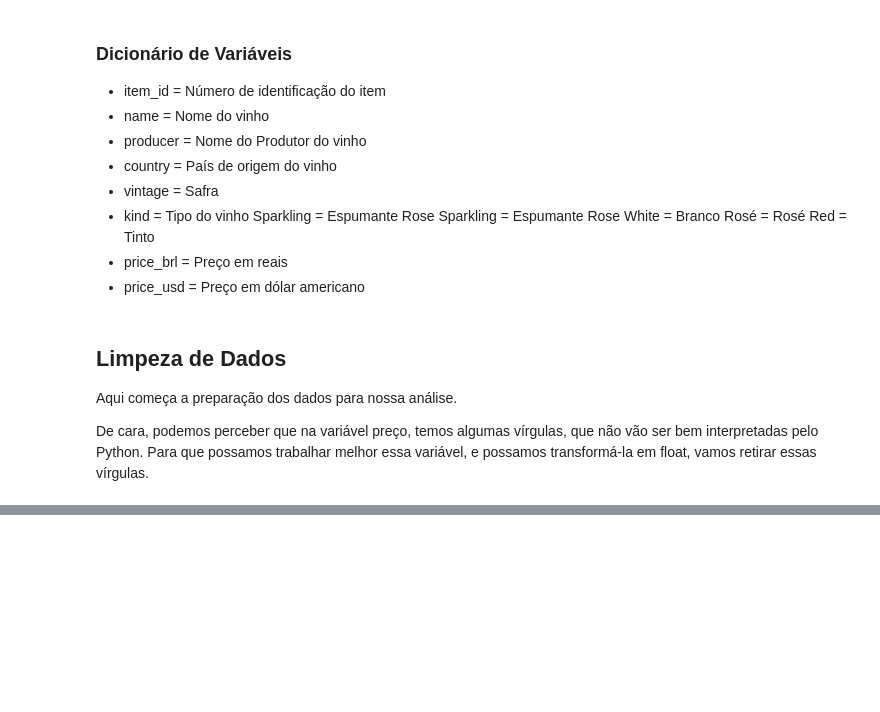
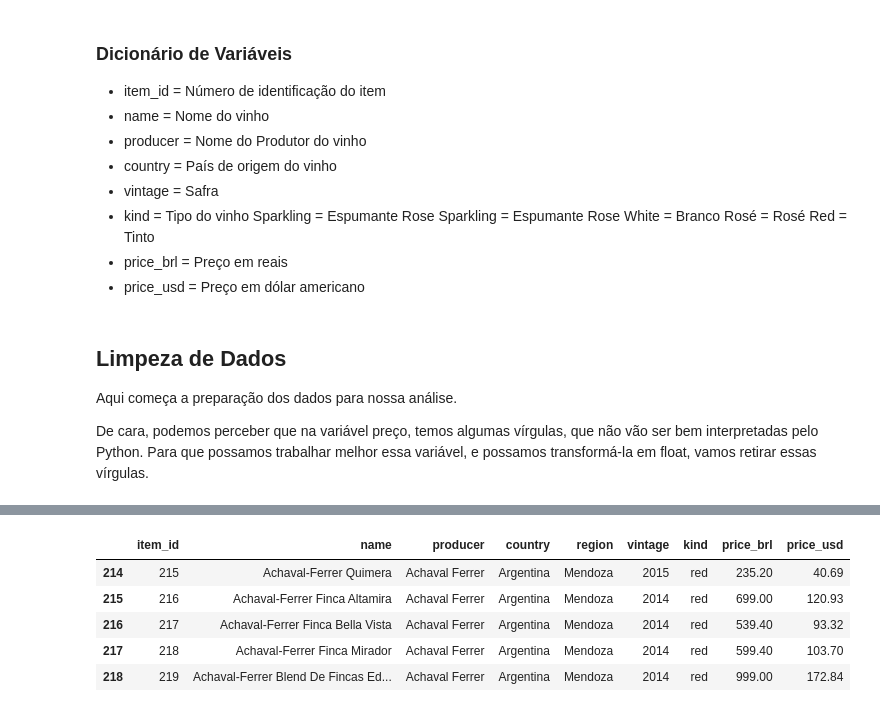
Before and after one commit to JhonnyLimachi/Sigmoidal, a Jupyter notebook: 41_4_[PROJETO]_Previsão_de_Demanda_(Time_Series_Forecasting).ipynb, the cells around one changed output, grey strips where cells are left out. Saved outputs shown, nothing was run; the diff lists cells and outputs as text; code cells hidden in the pictures; blank space fills up the shorter version.

```diff
--- a/41_4_[PROJETO]_Previsão_de_Demanda_(Time_Series_Forecasting).ipynb
+++ b/41_4_[PROJETO]_Previsão_de_Demanda_(Time_Series_Forecasting).ipynb
@@ -201,3 +201,12 @@ df.head()
 | 2 | 3 | Philipponnat Cuvée 1522 Grand Cru... | Philipponat | France | Champagne | 2009 | sparkling | 789.00 | 136.51 |
 | 3 | 4 | Philipponnat Cuvée 1522 1er Cru Rosé | Philipponat | France | Champagne | 2008 | rose sparkling | 899.40 | 155.61 |
 | 4 | 5 | Philipponnat Clos Des Goisses Brut | Philipponat | France | Champagne | 2009 | sparkling | 1548.00 | 267.82 |
+# %%
+df.tail()
+# %% [output]
+|  | item_id | name | producer | country | region | vintage | kind | price_brl | price_usd |
+| 214 | 215 | Achaval-Ferrer Quimera | Achaval Ferrer | Argentina | Mendoza | 2015 | red | 235.20 | 40.69 |
+| 215 | 216 | Achaval-Ferrer Finca Altamira | Achaval Ferrer | Argentina | Mendoza | 2014 | red | 699.00 | 120.93 |
+| 216 | 217 | Achaval-Ferrer Finca Bella Vista | Achaval Ferrer | Argentina | Mendoza | 2014 | red | 539.40 | 93.32 |
+| 217 | 218 | Achaval-Ferrer Finca Mirador | Achaval Ferrer | Argentina | Mendoza | 2014 | red | 599.40 | 103.70 |
+| 218 | 219 | Achaval-Ferrer Blend De Fincas Ed... | Achaval Ferrer | Argentina | Mendoza | 2014 | red | 999.00 | 172.84 |
```
Also changed, not shown: parts of 1 cell of this notebook.
